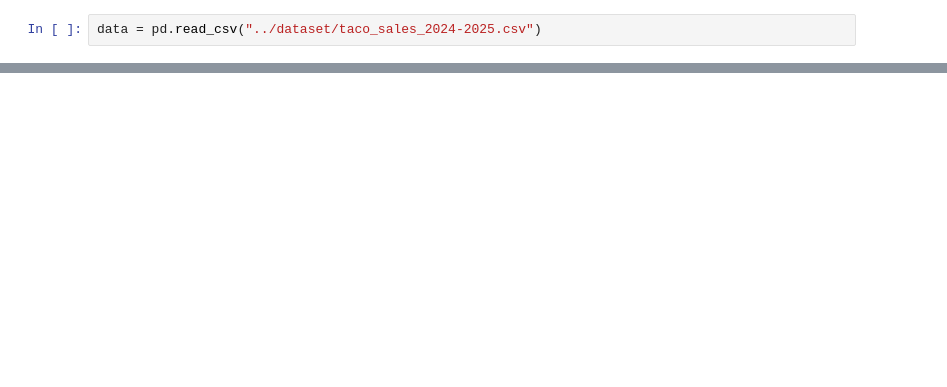
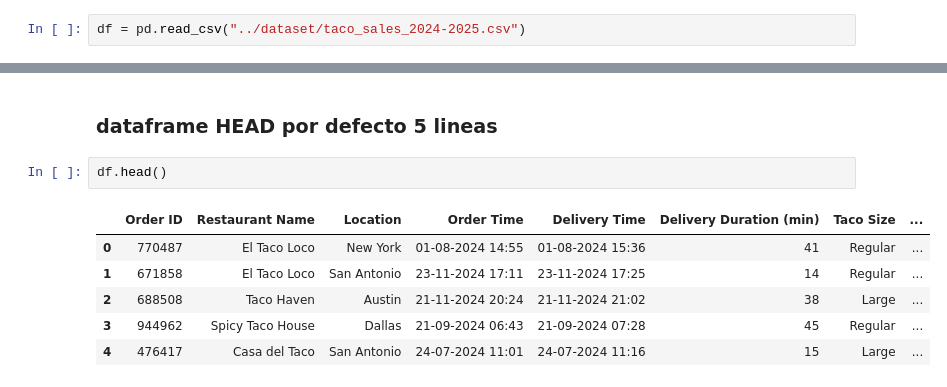
Before and after one commit to buitrekommando/mineriaAIEP_02, a Jupyter notebook: notebooks/notebookTacosTest_01.ipynb, the cells around one changed output, grey strips where cells are left out. Drawn from its saved outputs; the diff is of its cells as text; blank space fills up the shorter version.

```diff
--- a/notebooks/notebookTacosTest_01.ipynb
+++ b/notebooks/notebookTacosTest_01.ipynb
@@ -3,2 +10,2 @@ import pandas as pd
 # %%
-data = pd.read_csv("../dataset/taco_sales_2024-2025.csv")
+df = pd.read_csv("../dataset/taco_sales_2024-2025.csv")
@@ -18,3 +27,14 @@ data
 | 998 | 940215 | Taco Fiesta | San Antonio | 05-09-2024 15:49 | 05-09-2024 16:38 | 49 | Regular | ... |
 | 999 | 326183 | Grande Tacos | Phoenix | 19-10-2024 14:21 | 19-10-2024 14:38 | 17 | Large | ... |
 1000 rows × 13 columns
+# %% [markdown]
+### dataframe HEAD por defecto 5 lineas
+# %%
+df.head()
+# %% [output]
+|  | Order ID | Restaurant Name | Location | Order Time | Delivery Time | Delivery Duration (min) | Taco Size | ... |
+| 0 | 770487 | El Taco Loco | New York | 01-08-2024 14:55 | 01-08-2024 15:36 | 41 | Regular | ... |
+| 1 | 671858 | El Taco Loco | San Antonio | 23-11-2024 17:11 | 23-11-2024 17:25 | 14 | Regular | ... |
+| 2 | 688508 | Taco Haven | Austin | 21-11-2024 20:24 | 21-11-2024 21:02 | 38 | Large | ... |
+| 3 | 944962 | Spicy Taco House | Dallas | 21-09-2024 06:43 | 21-09-2024 07:28 | 45 | Regular | ... |
+| 4 | 476417 | Casa del Taco | San Antonio | 24-07-2024 11:01 | 24-07-2024 11:16 | 15 | Large | ... |
```
Also changed, not shown: parts of 17 cells of this notebook, 1 other file.
